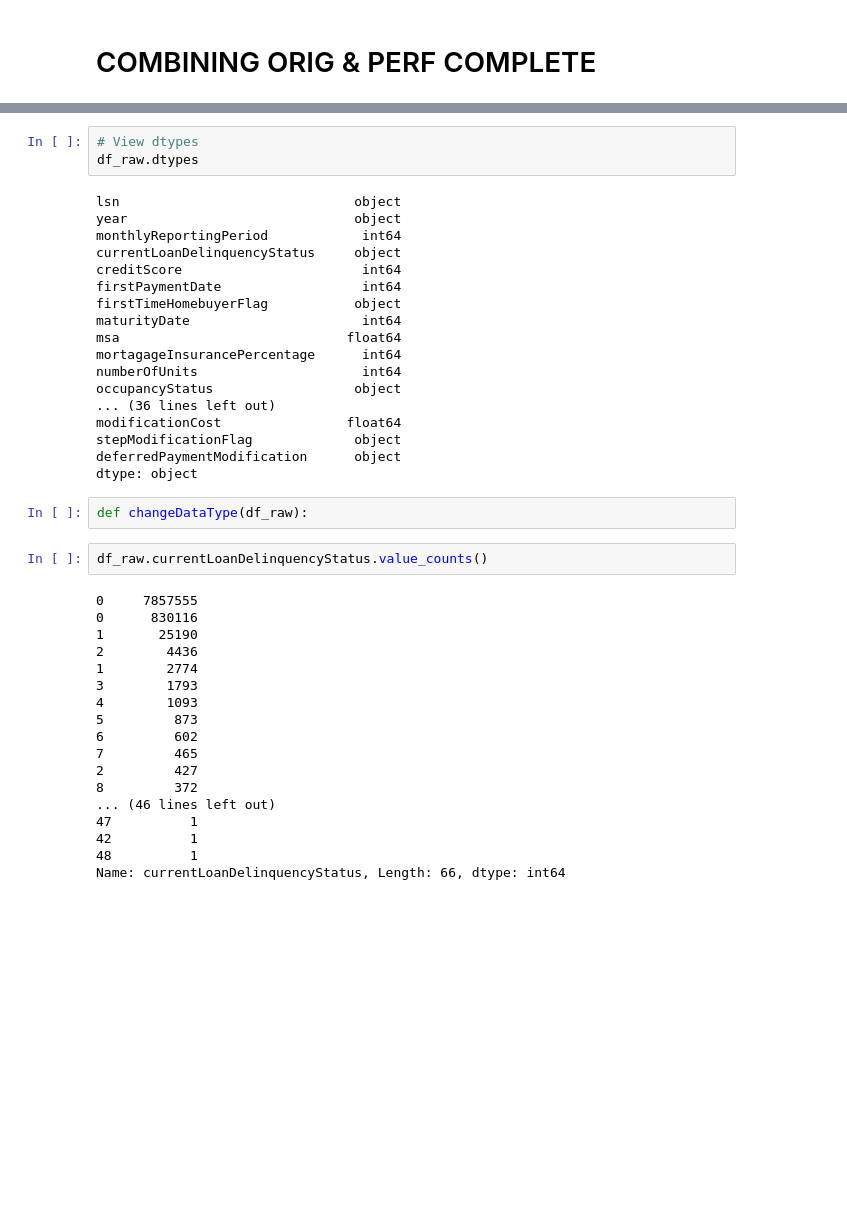
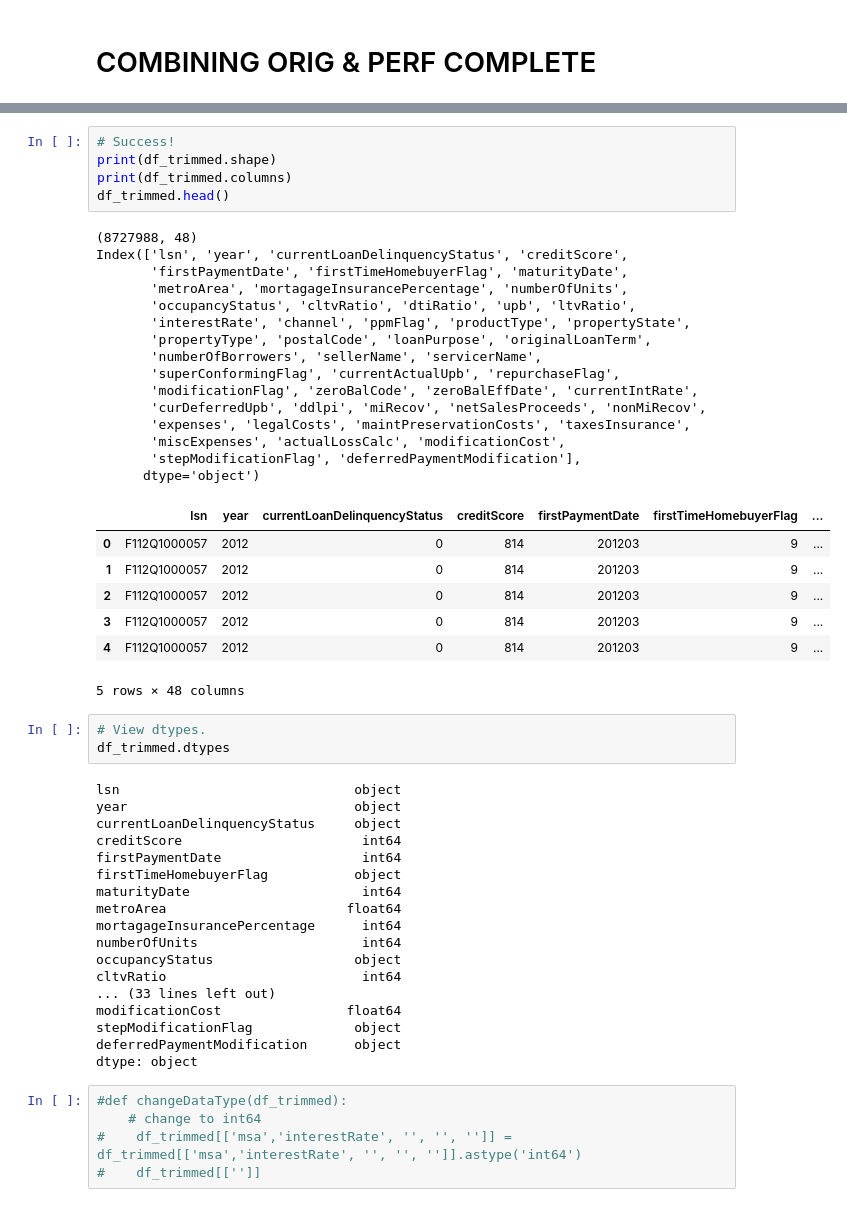
Before and after one commit to MitchellEwing/Freddie-Mac-Housing-Loans, a Jupyter notebook: supervised-learning-project.ipynb, the cells around one changed output, grey strips where cells are left out. Drawn from its saved outputs; the diff is of its cells as text; blank space fills up the shorter version.

```diff
--- a/supervised-learning-project.ipynb
+++ b/supervised-learning-project.ipynb
@@ -218,43 +238,54 @@ df_raw.head(200)
+# %%
+# Success!
+print(df_trimmed.shape)
+print(df_trimmed.columns)
+df_trimmed.head()
+# %% [output]
+(8727988, 48)
+Index(['lsn', 'year', 'currentLoanDelinquencyStatus', 'creditScore',
+       'firstPaymentDate', 'firstTimeHomebuyerFlag', 'maturityDate',
+       'metroArea', 'mortagageInsurancePercentage', 'numberOfUnits',
+       'occupancyStatus', 'cltvRatio', 'dtiRatio', 'upb', 'ltvRatio',
+       'interestRate', 'channel', 'ppmFlag', 'productType', 'propertyState',
+       'propertyType', 'postalCode', 'loanPurpose', 'originalLoanTerm',
+       'numberOfBorrowers', 'sellerName', 'servicerName',
+       'superConformingFlag', 'currentActualUpb', 'repurchaseFlag',
+       'modificationFlag', 'zeroBalCode', 'zeroBalEffDate', 'currentIntRate',
+       'curDeferredUpb', 'ddlpi', 'miRecov', 'netSalesProceeds', 'nonMiRecov',
+       'expenses', 'legalCosts', 'maintPreservationCosts', 'taxesInsurance',
+       'miscExpenses', 'actualLossCalc', 'modificationCost',
+       'stepModificationFlag', 'deferredPaymentModification'],
+      dtype='object')
+|  | lsn | year | currentLoanDelinquencyStatus | creditScore | firstPaymentDate | firstTimeHomebuyerFlag | ... |
+| 0 | F112Q1000057 | 2012 | 0 | 814 | 201203 | 9 | ... |
+| 1 | F112Q1000057 | 2012 | 0 | 814 | 201203 | 9 | ... |
+| 2 | F112Q1000057 | 2012 | 0 | 814 | 201203 | 9 | ... |
+| 3 | F112Q1000057 | 2012 | 0 | 814 | 201203 | 9 | ... |
+| 4 | F112Q1000057 | 2012 | 0 | 814 | 201203 | 9 | ... |
+5 rows × 48 columns
 # %%
-# View dtypes
-df_raw.dtypes
+# View dtypes.
+df_trimmed.dtypes
 # %% [output]
 lsn                              object
 year                             object
-monthlyReportingPeriod            int64
 currentLoanDelinquencyStatus     object
 creditScore                       int64
 firstPaymentDate                  int64
 firstTimeHomebuyerFlag           object
 maturityDate                      int64
-msa                             float64
+metroArea                       float64
 mortagageInsurancePercentage      int64
 numberOfUnits                     int64
 occupancyStatus                  object
-... (36 lines left out)
+cltvRatio                         int64
+... (33 lines left out)
 modificationCost                float64
 stepModificationFlag             object
 deferredPaymentModification      object
 dtype: object
-# %%
-def changeDataType(df_raw):
-# %%
-df_raw.currentLoanDelinquencyStatus.value_counts()
-# %% [output]
-0     7857555
-0      830116
-1       25190
-2        4436
-1        2774
-3        1793
-4        1093
-5         873
-6         602
-7         465
-2         427
-8         372
-... (46 lines left out)
-47          1
-42          1
-48          1
-Name: currentLoanDelinquencyStatus, Length: 66, dtype: int64
+# %%
+#def changeDataType(df_trimmed):
+    # change to int64
+#    df_trimmed[['msa','interestRate', '', '', '']] = df_trimmed[['msa','interestRate', '', '', '']].astype('int64')
+#    df_trimmed[['']]
```
Also changed, not shown: parts of 9 cells of this notebook.
